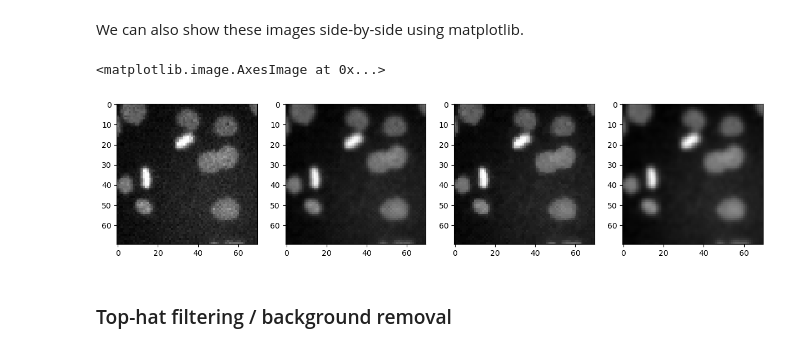
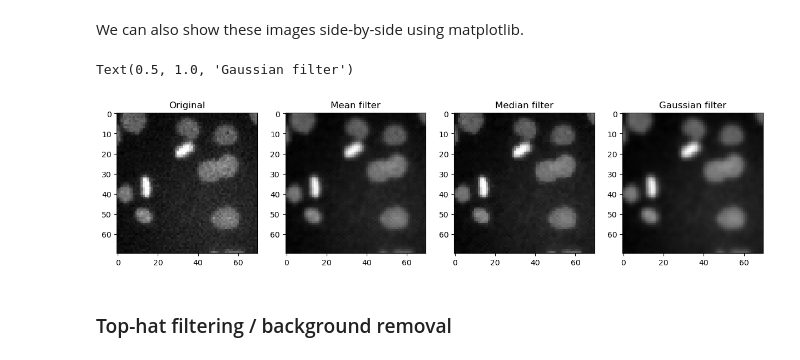
Before and after one commit to adiezsanchez/Bio-image_Analysis_with_Python_2023, a Jupyter notebook: 03_image_processing/06_Image_Filters.ipynb, the cells around one changed output. Drawn from its saved outputs; the diff is of its cells as text; code cells hidden in the pictures.

Commit message:
Small fixes to image processing notebooks

```diff
--- a/03_image_processing/06_Image_Filters.ipynb
+++ b/03_image_processing/06_Image_Filters.ipynb
@@ -146,13 +146,17 @@ We can also show these images side-by-side using matplotlib.
 # %%
 fig, axes = plt.subplots(1,4, figsize=(15,15))
 
 axes[0].imshow(image3, cmap='gray')
+axes[0].set_title("Original")
 axes[1].imshow(denoised_mean, cmap='gray')
+axes[1].set_title("Mean filter")
 axes[2].imshow(denoised_median, cmap='gray')
+axes[2].set_title("Median filter")
 axes[3].imshow(denoised_gaussian, cmap='gray')
+axes[3].set_title("Gaussian filter")
 # %% [output]
-<matplotlib.image.AxesImage at 0x...>
+Text(0.5, 1.0, 'Gaussian filter')
-[figure, old version]
+[figure, new version]
 # %% [markdown]
 ### Top-hat filtering / background removal
 # %%
```
Also changed, not shown: parts of 1 cell of this notebook, 1 other file.
